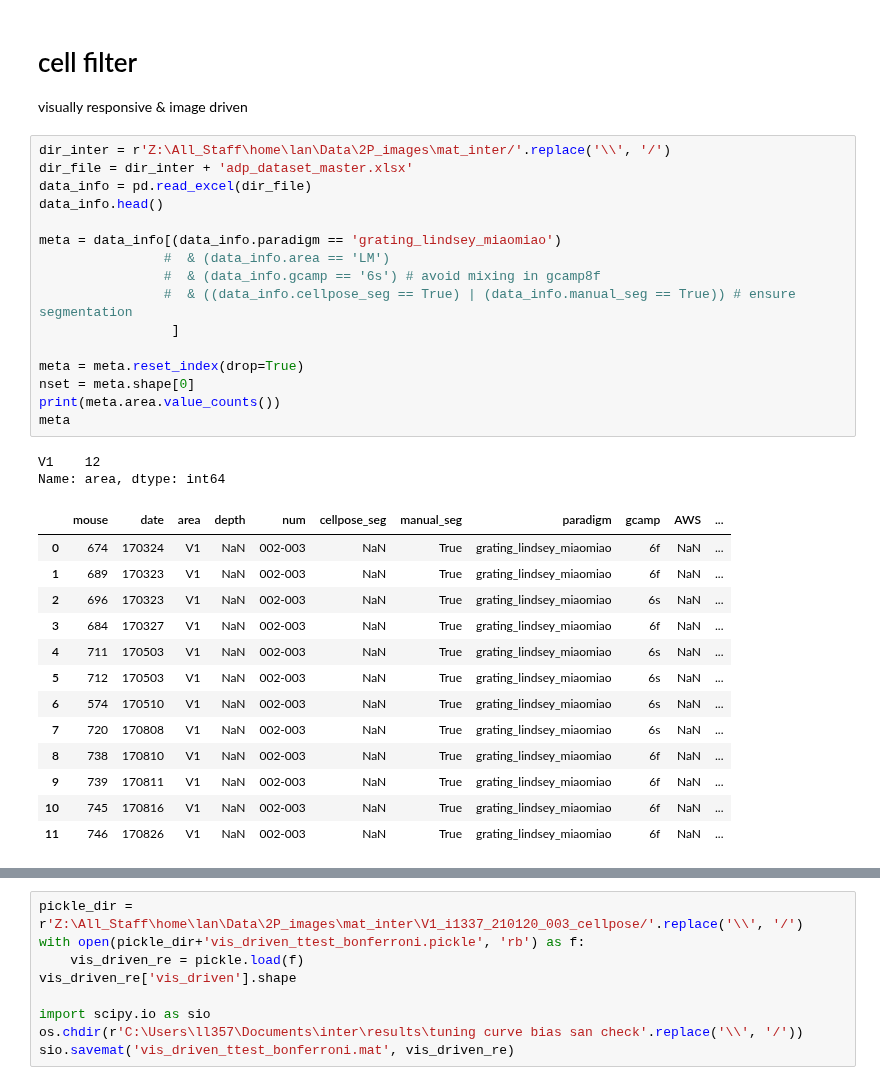
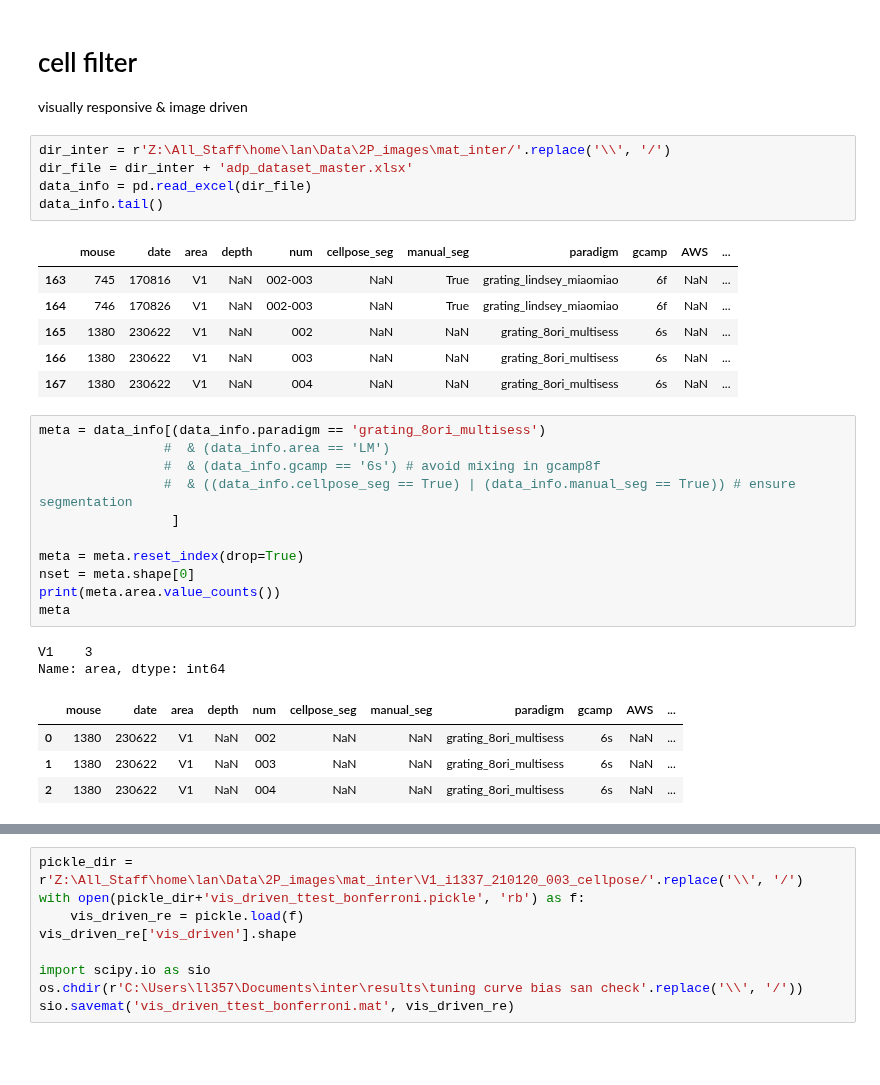
Before and after one commit to lanluo9/inter, a Jupyter notebook: scripts/ipynb/vis_driven.ipynb, the cells around one changed output, grey strips where cells are left out. Cells and saved outputs as stored; diff of their text form; blank space fills up the shorter version.

```diff
--- a/scripts/ipynb/vis_driven.ipynb
+++ b/scripts/ipynb/vis_driven.ipynb
@@ -19,36 +19,34 @@ from datetime import datetime
 # %% [markdown]
 # cell filter
 visually responsive & image driven
+# %%
+dir_inter = r'Z:\All_Staff\home\lan\Data\2P_images\mat_inter/'.replace('\\', '/')
+dir_file = dir_inter + 'adp_dataset_master.xlsx'
+data_info = pd.read_excel(dir_file)
+data_info.tail()
+# %% [output]
+|  | mouse | date | area | depth | num | cellpose_seg | manual_seg | paradigm | gcamp | AWS | ... |
+| 163 | 745 | 170816 | V1 | NaN | 002-003 | NaN | True | grating_lindsey_miaomiao | 6f | NaN | ... |
+| 164 | 746 | 170826 | V1 | NaN | 002-003 | NaN | True | grating_lindsey_miaomiao | 6f | NaN | ... |
+| 165 | 1380 | 230622 | V1 | NaN | 002 | NaN | NaN | grating_8ori_multisess | 6s | NaN | ... |
+| 166 | 1380 | 230622 | V1 | NaN | 003 | NaN | NaN | grating_8ori_multisess | 6s | NaN | ... |
+| 167 | 1380 | 230622 | V1 | NaN | 004 | NaN | NaN | grating_8ori_multisess | 6s | NaN | ... |
 # %%
-dir_inter = r'Z:\All_Staff\home\lan\Data\2P_images\mat_inter/'.replace('\\', '/')
-dir_file = dir_inter + 'adp_dataset_master.xlsx'
-data_info = pd.read_excel(dir_file)
-data_info.head()
-
-meta = data_info[(data_info.paradigm == 'grating_lindsey_miaomiao')
+meta = data_info[(data_info.paradigm == 'grating_8ori_multisess')
                 #  & (data_info.area == 'LM')
                 #  & (data_info.gcamp == '6s') # avoid mixing in gcamp8f
                 #  & ((data_info.cellpose_seg == True) | (data_info.manual_seg == True)) # ensure segmentation
                  ]
 
 meta = meta.reset_index(drop=True)
 nset = meta.shape[0]
 print(meta.area.value_counts())
 meta
 # %% [output]
-V1    12
+V1    3
 Name: area, dtype: int64
 |  | mouse | date | area | depth | num | cellpose_seg | manual_seg | paradigm | gcamp | AWS | ... |
-| 0 | 674 | 170324 | V1 | NaN | 002-003 | NaN | True | grating_lindsey_miaomiao | 6f | NaN | ... |
-| 1 | 689 | 170323 | V1 | NaN | 002-003 | NaN | True | grating_lindsey_miaomiao | 6f | NaN | ... |
-| 2 | 696 | 170323 | V1 | NaN | 002-003 | NaN | True | grating_lindsey_miaomiao | 6s | NaN | ... |
-| 3 | 684 | 170327 | V1 | NaN | 002-003 | NaN | True | grating_lindsey_miaomiao | 6f | NaN | ... |
-| 4 | 711 | 170503 | V1 | NaN | 002-003 | NaN | True | grating_lindsey_miaomiao | 6s | NaN | ... |
-| 5 | 712 | 170503 | V1 | NaN | 002-003 | NaN | True | grating_lindsey_miaomiao | 6s | NaN | ... |
-| 6 | 574 | 170510 | V1 | NaN | 002-003 | NaN | True | grating_lindsey_miaomiao | 6s | NaN | ... |
-| 7 | 720 | 170808 | V1 | NaN | 002-003 | NaN | True | grating_lindsey_miaomiao | 6s | NaN | ... |
-| 8 | 738 | 170810 | V1 | NaN | 002-003 | NaN | True | grating_lindsey_miaomiao | 6f | NaN | ... |
-| 9 | 739 | 170811 | V1 | NaN | 002-003 | NaN | True | grating_lindsey_miaomiao | 6f | NaN | ... |
-| 10 | 745 | 170816 | V1 | NaN | 002-003 | NaN | True | grating_lindsey_miaomiao | 6f | NaN | ... |
-| 11 | 746 | 170826 | V1 | NaN | 002-003 | NaN | True | grating_lindsey_miaomiao | 6f | NaN | ... |
+| 0 | 1380 | 230622 | V1 | NaN | 002 | NaN | NaN | grating_8ori_multisess | 6s | NaN | ... |
+| 1 | 1380 | 230622 | V1 | NaN | 003 | NaN | NaN | grating_8ori_multisess | 6s | NaN | ... |
+| 2 | 1380 | 230622 | V1 | NaN | 004 | NaN | NaN | grating_8ori_multisess | 6s | NaN | ... |
 # %%
```
Also changed, not shown: parts of 1 cell of this notebook, 6 other files.
